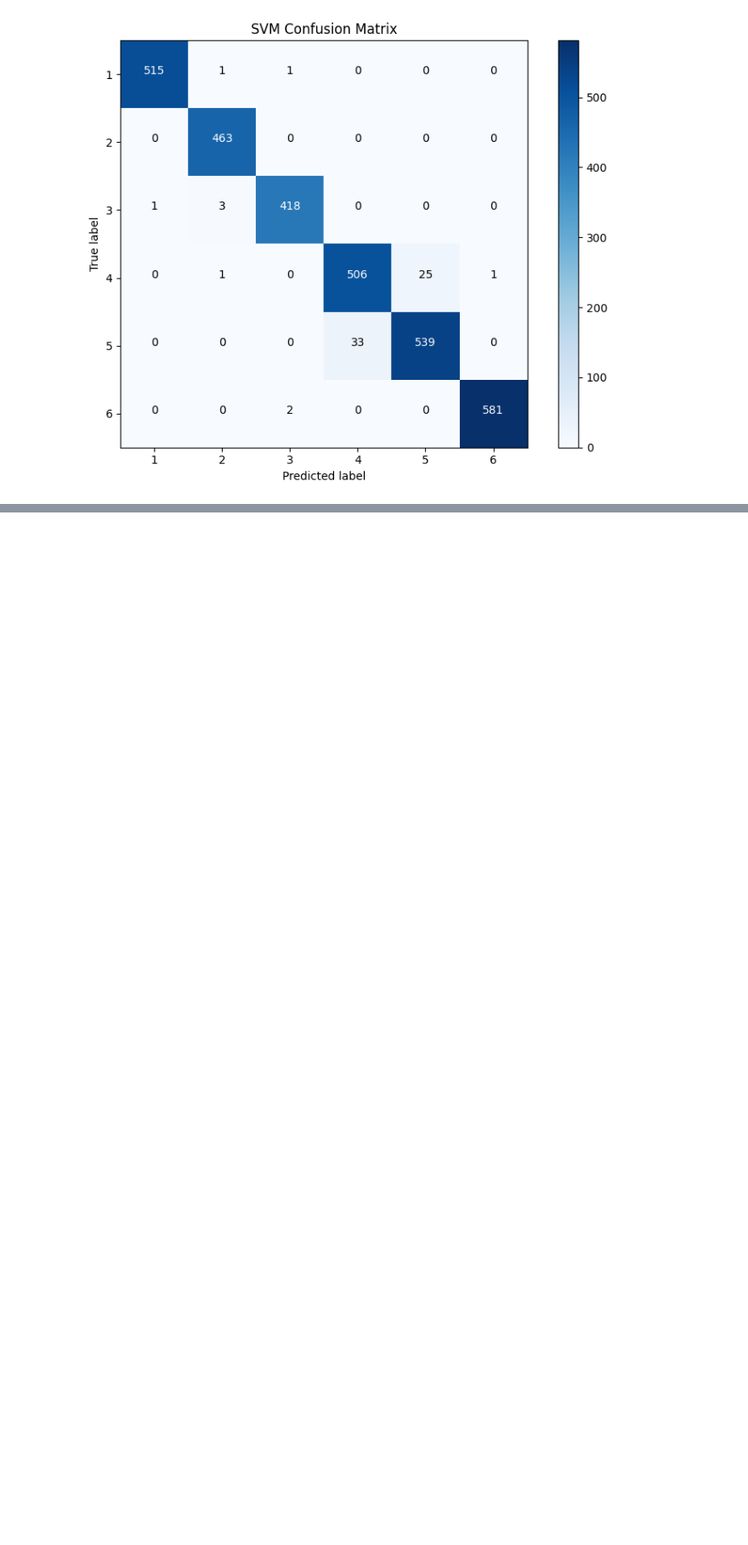
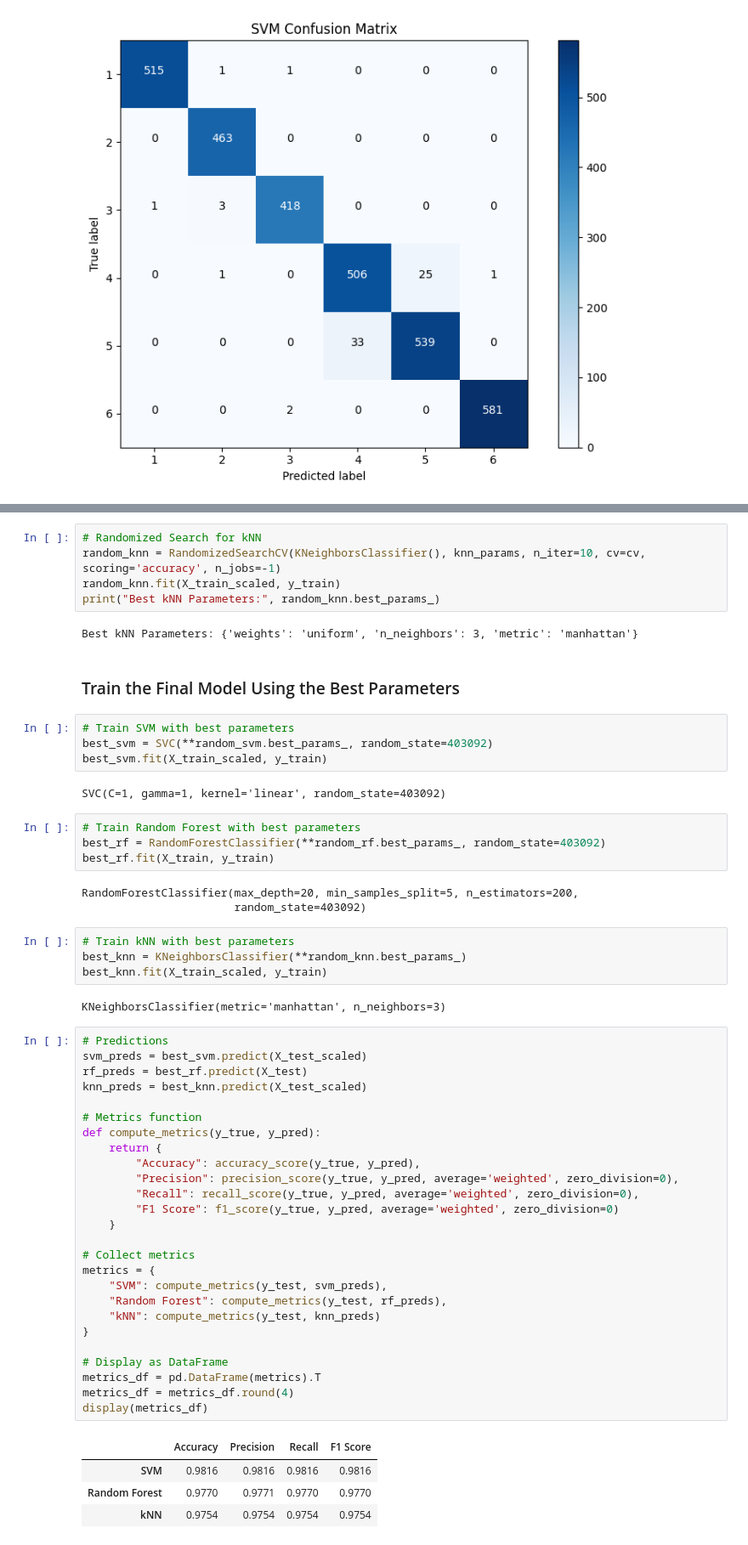
Before and after one commit to Ronan-Francis/gesture_based_ui_development, a Jupyter notebook: project1/HumanActivetyRecognition.ipynb, the cells around one changed output, grey strips where cells are left out. Shown at 85% size. Saved outputs shown, nothing was run; the diff lists cells and outputs as text; blank space fills up the shorter version.

```diff
--- a/project1/HumanActivetyRecognition.ipynb
+++ b/project1/HumanActivetyRecognition.ipynb
@@ -304,0 +369,59 @@ plt.show()
+# %%
+# Randomized Search for kNN
+random_knn = RandomizedSearchCV(KNeighborsClassifier(), knn_params, n_iter=10, cv=cv, scoring='accuracy', n_jobs=-1)
+random_knn.fit(X_train_scaled, y_train)
+print("Best kNN Parameters:", random_knn.best_params_)
+# %% [output]
+Best kNN Parameters: {'weights': 'uniform', 'n_neighbors': 3, 'metric': 'manhattan'}
+# %% [markdown]
+### Train the Final Model Using the Best Parameters
+# %%
+# Train SVM with best parameters
+best_svm = SVC(**random_svm.best_params_, random_state=403092)
+best_svm.fit(X_train_scaled, y_train)
+# %% [output]
+SVC(C=1, gamma=1, kernel='linear', random_state=403092)
+# %%
+# Train Random Forest with best parameters
+best_rf = RandomForestClassifier(**random_rf.best_params_, random_state=403092)
+best_rf.fit(X_train, y_train)
+# %% [output]
+RandomForestClassifier(max_depth=20, min_samples_split=5, n_estimators=200,
+                       random_state=403092)
+# %%
+# Train kNN with best parameters
+best_knn = KNeighborsClassifier(**random_knn.best_params_)
+best_knn.fit(X_train_scaled, y_train)
+# %% [output]
+KNeighborsClassifier(metric='manhattan', n_neighbors=3)
+# %%
+# Predictions
+svm_preds = best_svm.predict(X_test_scaled)
+rf_preds = best_rf.predict(X_test)
+knn_preds = best_knn.predict(X_test_scaled)
+
+# Metrics function
+def compute_metrics(y_true, y_pred):
+    return {
+        "Accuracy": accuracy_score(y_true, y_pred),
+        "Precision": precision_score(y_true, y_pred, average='weighted', zero_division=0),
+        "Recall": recall_score(y_true, y_pred, average='weighted', zero_division=0),
+        "F1 Score": f1_score(y_true, y_pred, average='weighted', zero_division=0)
+    }
+
+# Collect metrics
+metrics = {
+    "SVM": compute_metrics(y_test, svm_preds),
+    "Random Forest": compute_metrics(y_test, rf_preds),
+    "kNN": compute_metrics(y_test, knn_preds)
+}
+
+# Display as DataFrame
+metrics_df = pd.DataFrame(metrics).T
+metrics_df = metrics_df.round(4)
+display(metrics_df)
+# %% [output]
+|  | Accuracy | Precision | Recall | F1 Score |
+| SVM | 0.9816 | 0.9816 | 0.9816 | 0.9816 |
+| Random Forest | 0.9770 | 0.9771 | 0.9770 | 0.9770 |
+| kNN | 0.9754 | 0.9754 | 0.9754 | 0.9754 |
```
Also changed, not shown: parts of 22 cells of this notebook, 1 other file.
